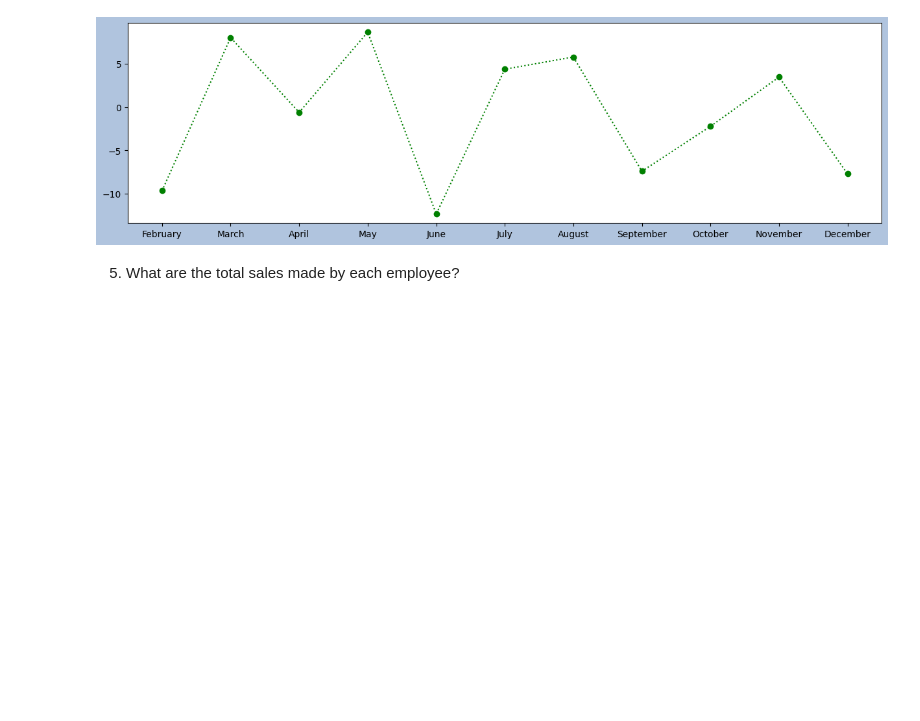
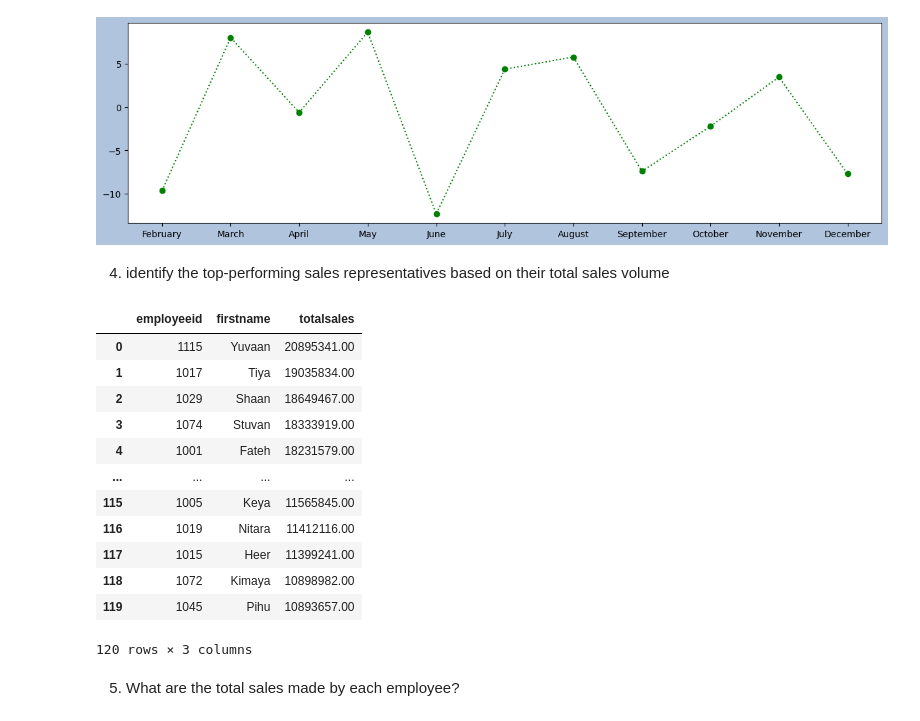
Before and after one commit to MonikaHussain/ecommerce_analysis, a Jupyter notebook: swiftmarket.ipynb, the cells around one changed output. Cells and saved outputs as stored; diff of their text form; code cells hidden in the pictures; blank space fills up the shorter version.

```diff
--- a/swiftmarket.ipynb
+++ b/swiftmarket.ipynb
@@ -445,6 +425,36 @@ plt.plot(months,growthrate,marker='o',ls='dotted',color='green')
 plt.show()
 # %% [output]
 [figure]
+# %% [markdown]
+4. identify the top-performing sales representatives based on their total sales
+volume
+# %%
+query = """ select t.employeeid,e.firstname,t.totalsales
+from
+(select employeeid,sum(totalprice) as totalsales
+from salesdata
+group by EmployeeID) t
+join employees e
+on t.employeeid=e.EmployeeID
+order by t.totalsales desc;
+
+"""
+df = read_query(query)
+df
+# %% [output]
+|  | employeeid | firstname | totalsales |
+| 0 | 1115 | Yuvaan | 20895341.00 |
+| 1 | 1017 | Tiya | 19035834.00 |
+| 2 | 1029 | Shaan | 18649467.00 |
+| 3 | 1074 | Stuvan | 18333919.00 |
+| 4 | 1001 | Fateh | 18231579.00 |
+| ... | ... | ... | ... |
+| 115 | 1005 | Keya | 11565845.00 |
+| 116 | 1019 | Nitara | 11412116.00 |
+| 117 | 1015 | Heer | 11399241.00 |
+| 118 | 1072 | Kimaya | 10898982.00 |
+| 119 | 1045 | Pihu | 10893657.00 |
+120 rows × 3 columns
 # %% [markdown]
 5. What are the total sales made by each employee?
 # %%
```
Also changed, not shown: parts of 12 cells of this notebook.
